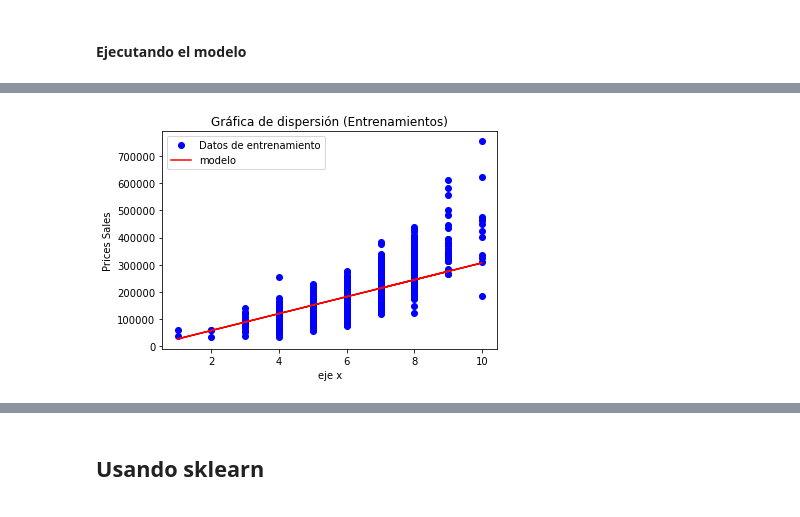
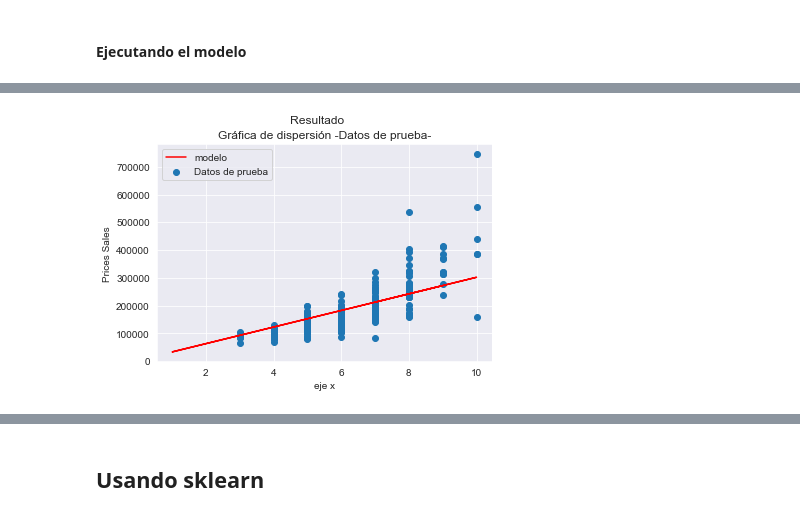
Before and after one commit to luispocon/proyecto1_regresion_lineal_programacion, a Jupyter notebook: Proyecto_1.ipynb, the cells around one changed output, grey strips where cells are left out. Drawn from its saved outputs; the diff is of its cells as text; code cells hidden in the pictures.

```diff
--- a/Proyecto_1.ipynb
+++ b/Proyecto_1.ipynb
@@ -308,2 +371,19 @@ plot_evolucion_modelo(p[4] , p[5], X_entrenamiento[:,0], y_entrenamiento[:,0], 1
 # %%
-def plot_ver_resultados(beta0, beta1, data , titulo):
+def plot_ver_resultados(beta0, beta1, data_x , data_y, label_ , condicion_, data_x2=0):
+    x_p = data_x
+    y_estimada = beta0 + beta1 * data_x
+    condicion = condicion_
+    if condicion == "entrenamiento":
+        plt.scatter(x_p, data_y   , label = label_ )
+        plt.plot(x_p , y_estimada,'r', label='modelo')
+    else:
+        plt.scatter(data_x2, data_y ,label = label_)
+        plt.plot(x_p , y_estimada,'r', label='modelo')
+
+    plt.title("Gráfica de dispersión -{label}-".format(label =label_ ) )
+    plt.suptitle("Resultado ")
+    plt.xlabel('eje x')
+    plt.ylabel('Prices Sales')
+    plt.legend()
+    plt.show()
+    # Resultados con el de prueba (test)
@@ -310,13 +394,4 @@ def plot_ver_resultados(beta0, beta1, data , titulo):
 # %%
-x_p = X_entrenamiento[:,0]
-y_estimada = p[0]+p[1]*x_p
-
-plt.plot(x_p ,y_entrenamiento[:,0], 'bo', label = 'Datos de entrenamiento')
-plt.plot(x_p , y_estimada,'r', label='modelo')
-plt.title("Gráfica de dispersión (Entrenamientos)")
-plt.xlabel('eje x')
-plt.ylabel('Prices Sales')
-plt.legend()
-plt.show()
+plot_ver_resultados(p[0],p[1],X_entrenamiento[:,0], y_prueba[:,0], 'Datos de prueba',"prueba",x_prueba[:,0])
 # %% [output]
-[figure, old version]
+[figure, new version]
```
Also changed, not shown: parts of 35 cells of this notebook.
